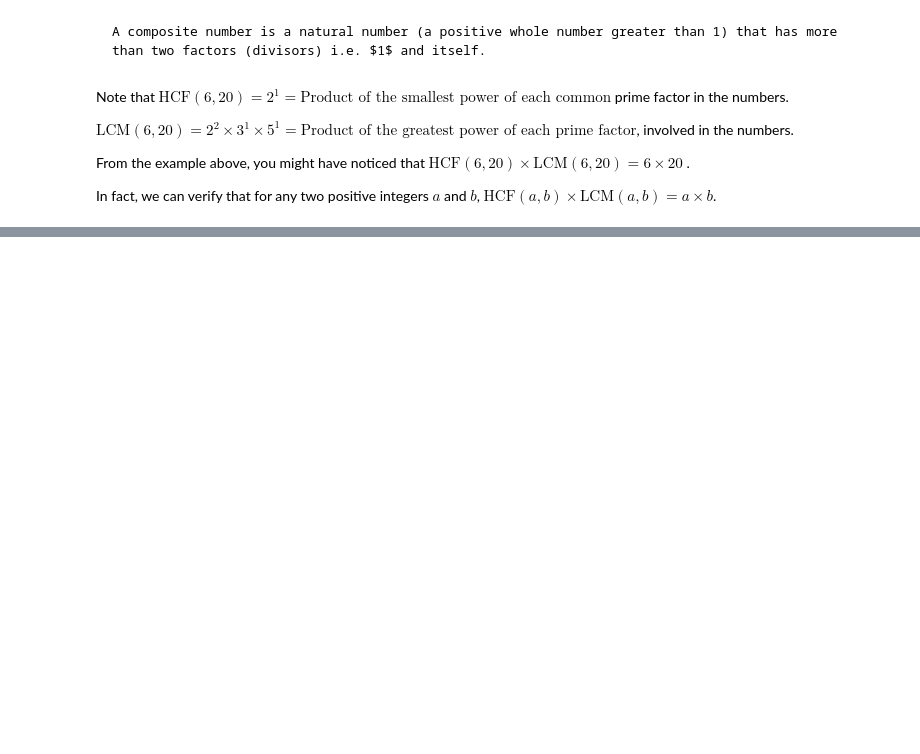
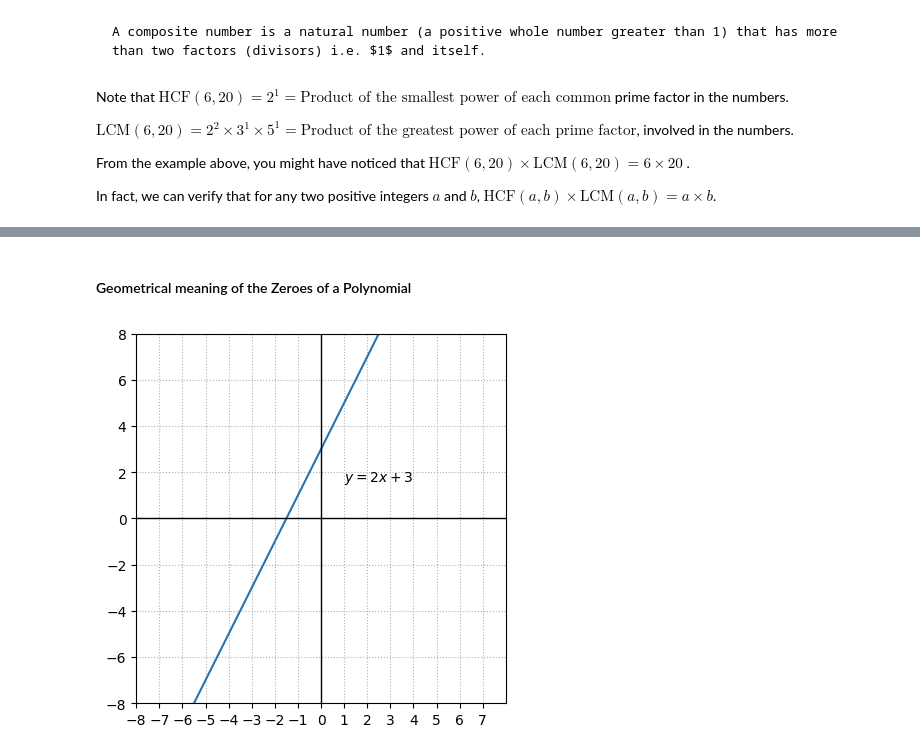
Before and after one commit to deva-k/dev-analytics, a Jupyter notebook: book/math_foundation/x.ipynb, the cells around one changed output, grey strips where cells are left out. Drawn from its saved outputs; the diff is of its cells as text; code cells hidden in the pictures; blank space fills up the shorter version.

Commit message:
added polynomials

```diff
--- a/book/math_foundation/x.ipynb
+++ b/book/math_foundation/x.ipynb
@@ -129,0 +213,2 @@ As you can see, they are equal!
+# %% [markdown]
+#### Geometrical meaning of the Zeroes of a Polynomial
@@ -129,0 +218,18 @@ As you can see, they are equal!
+# %%
+x = np.linspace(-100,100)
+
+fig, ax = plt.subplots()
+ax.plot(x,(2*x + 3))
+
+ax.text(1,1.6,'$y = 2x+3$')
+
+ax.set_xlim(-8,8)
+ax.set_ylim(-8,8)
+ax.axvline(color='k',linewidth = 1)
+ax.axhline(color='k',linewidth = 1)
+
+ax.set_xticks(list(range(-8,8)))
+ax.set_aspect('equal')
+ax.grid(True,ls=':')
+# %% [output]
+[figure, added]
```
Also changed, not shown: parts of 11 cells of this notebook.
